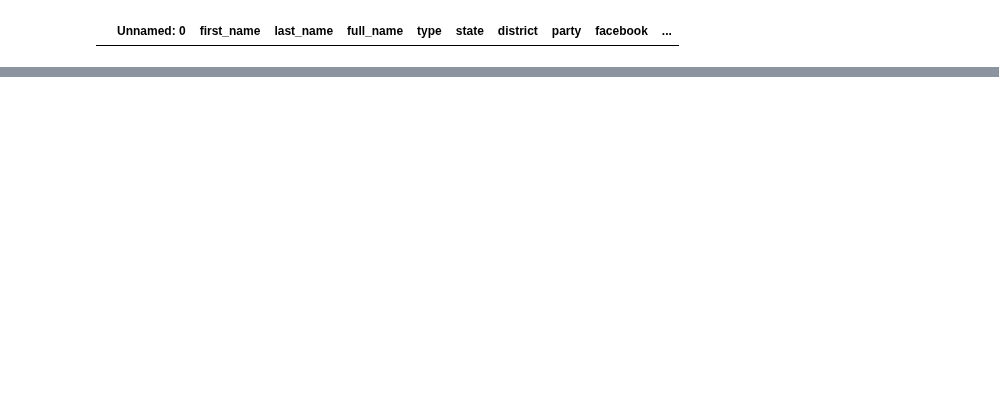
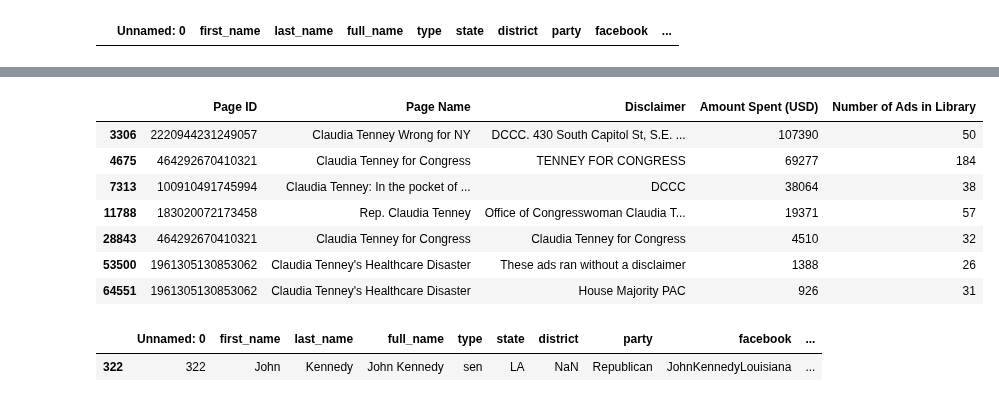
Before and after one commit to lrnz-asnprs/political-ad-api, a Jupyter notebook: notebooks/gustav_notebook.ipynb, the cells around one changed output, grey strips where cells are left out. Saved outputs shown, nothing was run; the diff lists cells and outputs as text; code cells hidden in the pictures; blank space fills up the shorter version.

```diff
--- a/notebooks/gustav_notebook.ipynb
+++ b/notebooks/gustav_notebook.ipynb
@@ -391,0 +363,11 @@ df_missing.to_csv(path_or_buf='/home/gustavgyrst/Desktop/Research Project/politi
+# %%
+df_all_ad_pages[df_all_ad_pages['Page Name'].str.contains('Claudia Tenney', na=False)].head(50)
+# %% [output]
+|  | Page ID | Page Name | Disclaimer | Amount Spent (USD) | Number of Ads in Library |
+| 3306 | 2220944231249057 | Claudia Tenney Wrong for NY | DCCC. 430 South Capitol St, S.E. ... | 107390 | 50 |
+| 4675 | 464292670410321 | Claudia Tenney for Congress | TENNEY FOR CONGRESS | 69277 | 184 |
+| 7313 | 100910491745994 | Claudia Tenney: In the pocket of ... | DCCC | 38064 | 38 |
+| 11788 | 183020072173458 | Rep. Claudia Tenney | Office of Congresswoman Claudia T... | 19371 | 57 |
+| 28843 | 464292670410321 | Claudia Tenney for Congress | Claudia Tenney for Congress | 4510 | 32 |
+| 53500 | 1961305130853062 | Claudia Tenney's Healthcare Disaster | These ads ran without a disclaimer | 1388 | 26 |
+| 64551 | 1961305130853062 | Claudia Tenney's Healthcare Disaster | House Majority PAC | 926 | 31 |
@@ -391,0 +376,7 @@ df_missing.to_csv(path_or_buf='/home/gustavgyrst/Desktop/Research Project/politi
+# %%
+df_for_quality_control = df_pol[df_pol.already_fetched == 'done']
+
+df_for_quality_control[df_for_quality_control.full_name == 'John Kennedy']
+# %% [output]
+|  | Unnamed: 0 | first_name | last_name | full_name | type | state | district | party | facebook | ... |
+| 322 | 322 | John | Kennedy | John Kennedy | sen | LA | NaN | Republican | JohnKennedyLouisiana | ... |
```
Also changed, not shown: parts of 18 cells of this notebook, 2 other files.
